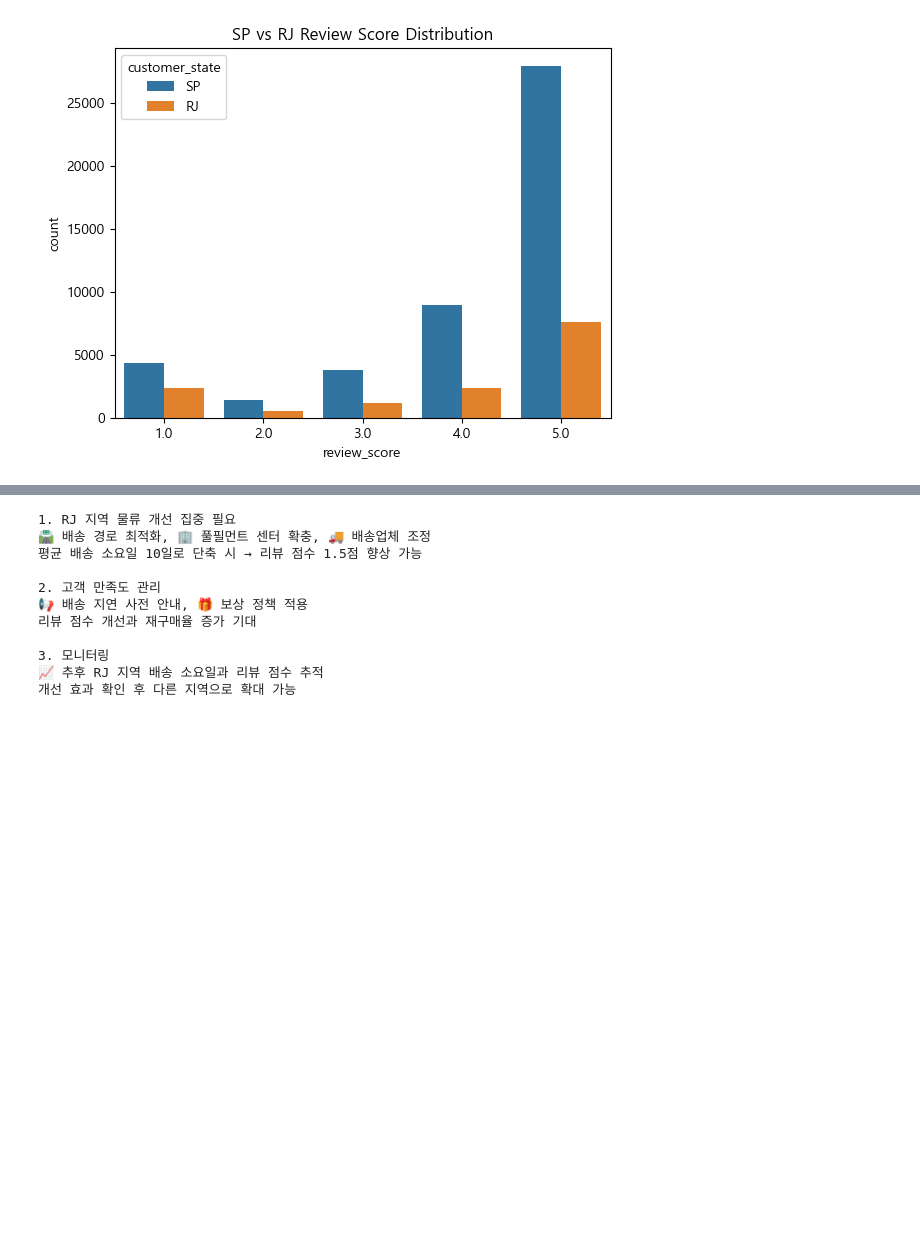
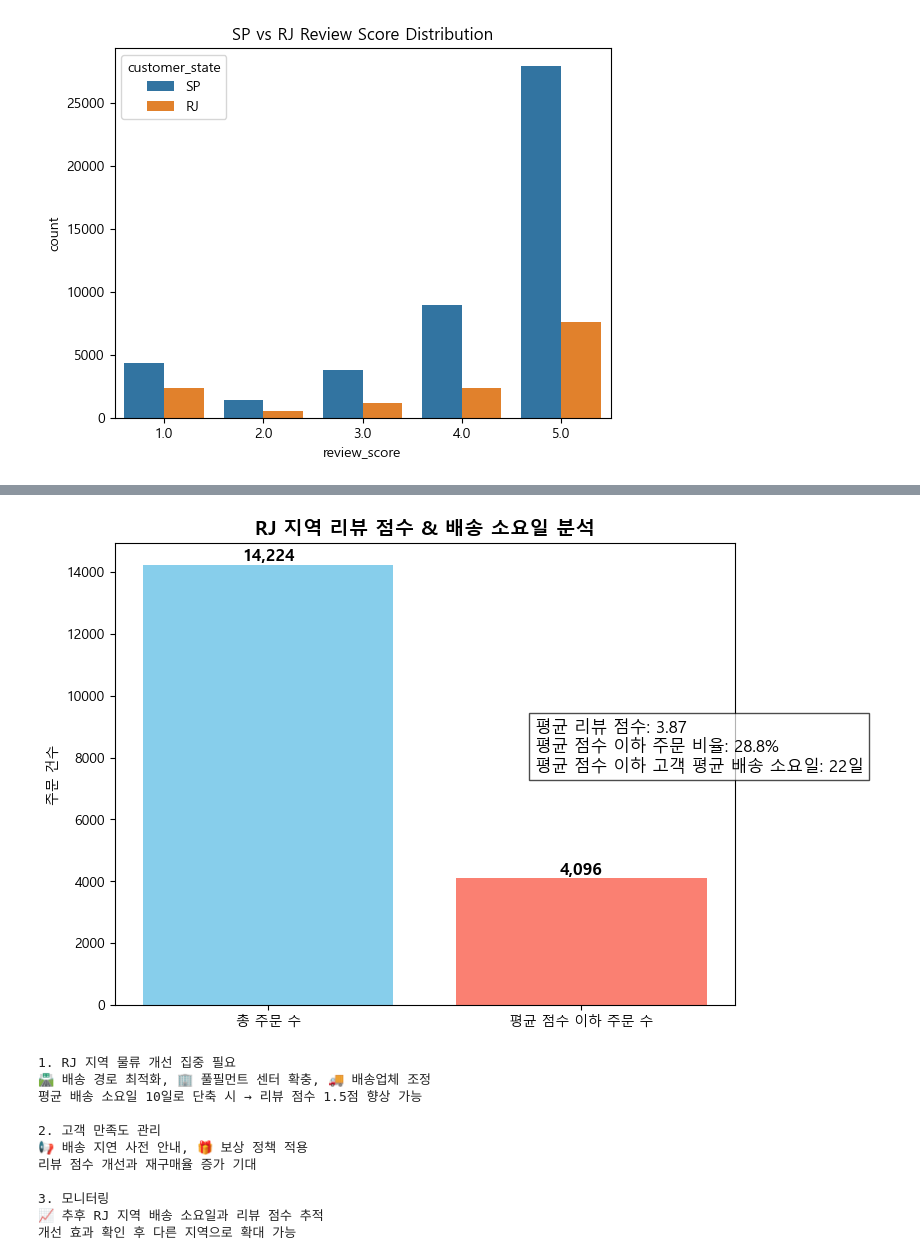
Before and after one commit to hayden-71/pjt-ecommerce-data-analysis, a Jupyter notebook: 2배송.ipynb, the cells around one changed output, grey strips where cells are left out. Drawn from its saved outputs; the diff is of its cells as text; code cells hidden in the pictures; blank space fills up the shorter version.

```diff
--- a/2배송.ipynb
+++ b/2배송.ipynb
@@ -820,3 +817,41 @@ RJ 지역 리뷰 평균 이하 고객 평균 배송 소요일: 22.0일
+# %%
+# 값 정리
+total_orders = rj_orders['order_id'].count()
+mean_score = mean_score_rj.round(2)
+low_orders = low_score_rj['order_id'].count()
+low_ratio = (low_orders / total_orders) * 100
+avg_delivery = avg_delivery_time_rj
+
+# 그래프
+fig, ax1 = plt.subplots(figsize=(8,6))
+
+# 1️⃣ 전체 주문 수 vs 평균 이하 주문 수
+bars = ax1.bar(['총 주문 수', '평균 점수 이하 주문 수'],
+               [total_orders, low_orders],
+               color=['skyblue','salmon'])
+
+# 수치 표시
+for bar in bars:
+    height = bar.get_height()
+    ax1.text(bar.get_x() + bar.get_width()/2, height,
+             f'{height:,}', ha='center', va='bottom', fontsize=12, fontweight='bold')
+
+# 2️⃣ 리뷰 평균 & 평균 이하 배송 소요일 텍스트 강조
+plt.title('RJ 지역 리뷰 점수 & 배송 소요일 분석', fontsize=14, fontweight='bold')
+plt.xlabel('')
+plt.ylabel('주문 건수')
+
+# 텍스트 박스로 요약
+textstr = (
+    f"평균 리뷰 점수: {mean_score}\n"
+    f"평균 점수 이하 주문 비율: {low_ratio:.1f}%\n"
+    f"평균 점수 이하 고객 평균 배송 소요일: {avg_delivery:.0f}일"
+)
+plt.gcf().text(0.65, 0.5, textstr, fontsize=12, bbox=dict(facecolor='white', alpha=0.7))
+
+plt.show()
+# %% [output]
+[figure, added]
 # %%
 print('''
 
```
Also changed, not shown: parts of 1 cell of this notebook, 2 other files.
